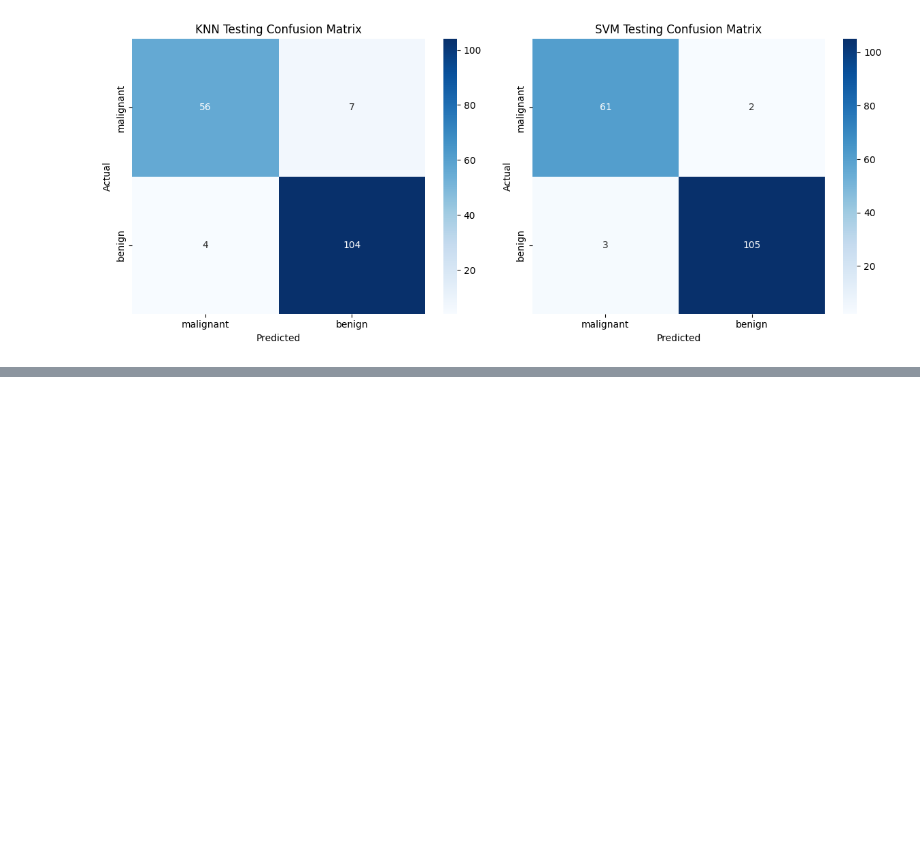
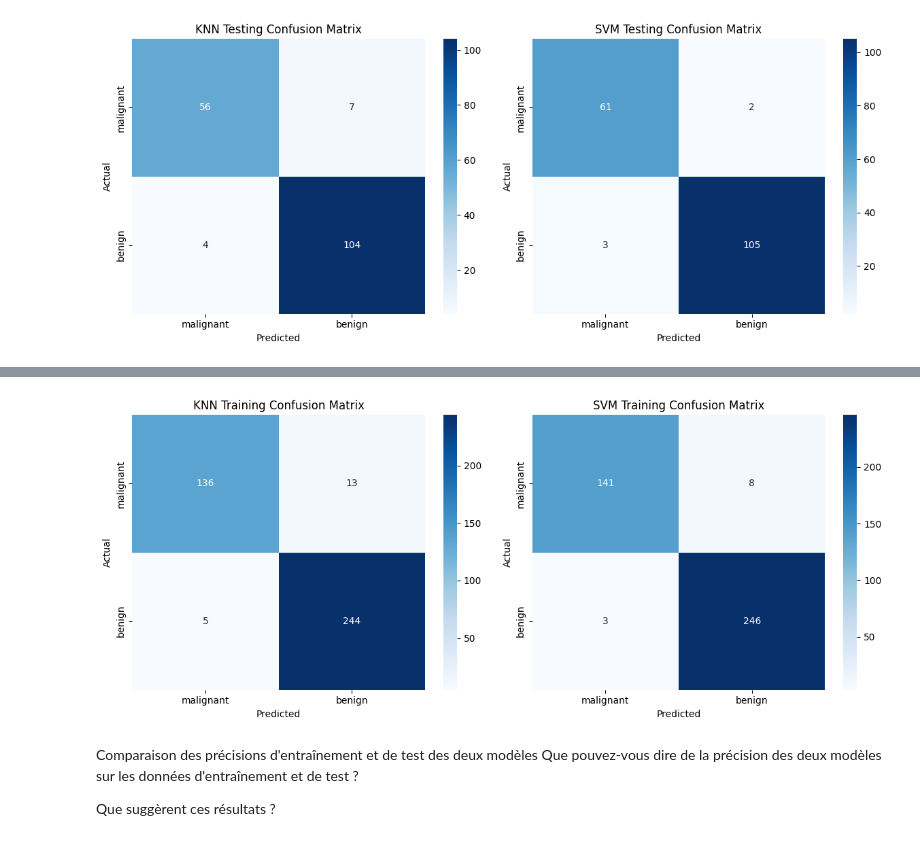
Before and after one commit to ibrahim10sy/learn-python, a Jupyter notebook: Metric_evaluation.ipynb, the cells around one changed output, grey strips where cells are left out. Cells and saved outputs as stored; diff of their text form; code cells hidden in the pictures; blank space fills up the shorter version.

```diff
--- a/Metric_evaluation.ipynb
+++ b/Metric_evaluation.ipynb
@@ -314,0 +327,3 @@ plt.show()
+# %%
+y_pred_train_knn = knn.predict(X_train)
+y_pred_train_svm = svm.predict(X_train)
@@ -314,0 +358,27 @@ plt.show()
+# %%
+conf_matrix_knn = confusion_matrix(y_train,y_pred_train_knn)
+conf_matrix_svm = confusion_matrix(y_train, y_pred_train_svm)
+
+fig, axes = plt.subplots(1, 2, figsize=(12, 5))
+sns.heatmap(conf_matrix_knn, annot=True, cmap='Blues', fmt='d', ax=axes[0],
+            xticklabels=labels, yticklabels=labels)
+
+axes[0].set_title('KNN Training Confusion Matrix')
+axes[0].set_xlabel('Predicted')
+axes[0].set_ylabel('Actual')
+
+sns.heatmap(conf_matrix_svm, annot=True, cmap='Blues', fmt='d', ax=axes[1],
+            xticklabels=labels, yticklabels=labels)
+axes[1].set_title('SVM Training Confusion Matrix')
+axes[1].set_xlabel('Predicted')
+axes[1].set_ylabel('Actual')
+
+plt.tight_layout()
+plt.show()
+# %% [output]
+[figure, added]
+# %% [markdown]
+Comparaison des précisions d'entraînement et de test des deux modèles
+Que pouvez-vous dire de la précision des deux modèles sur les données d'entraînement et de test ?
+
+Que suggèrent ces résultats ?
```
Also changed, not shown: parts of 9 cells of this notebook.
